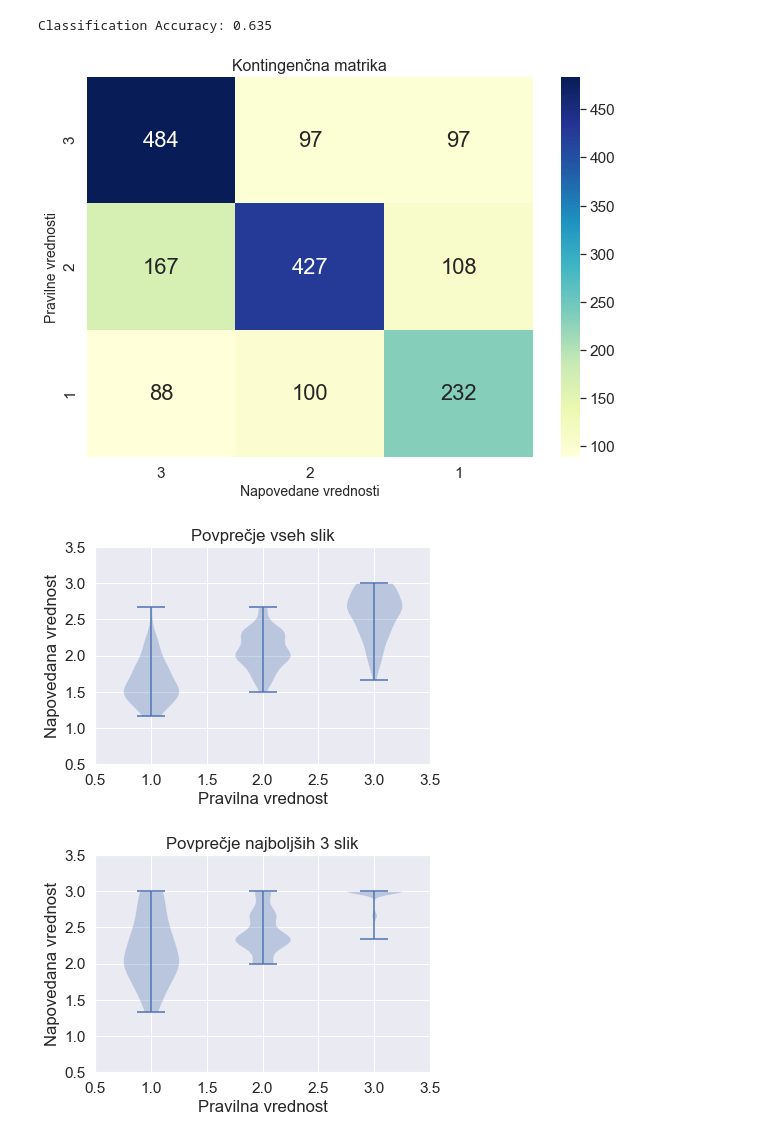
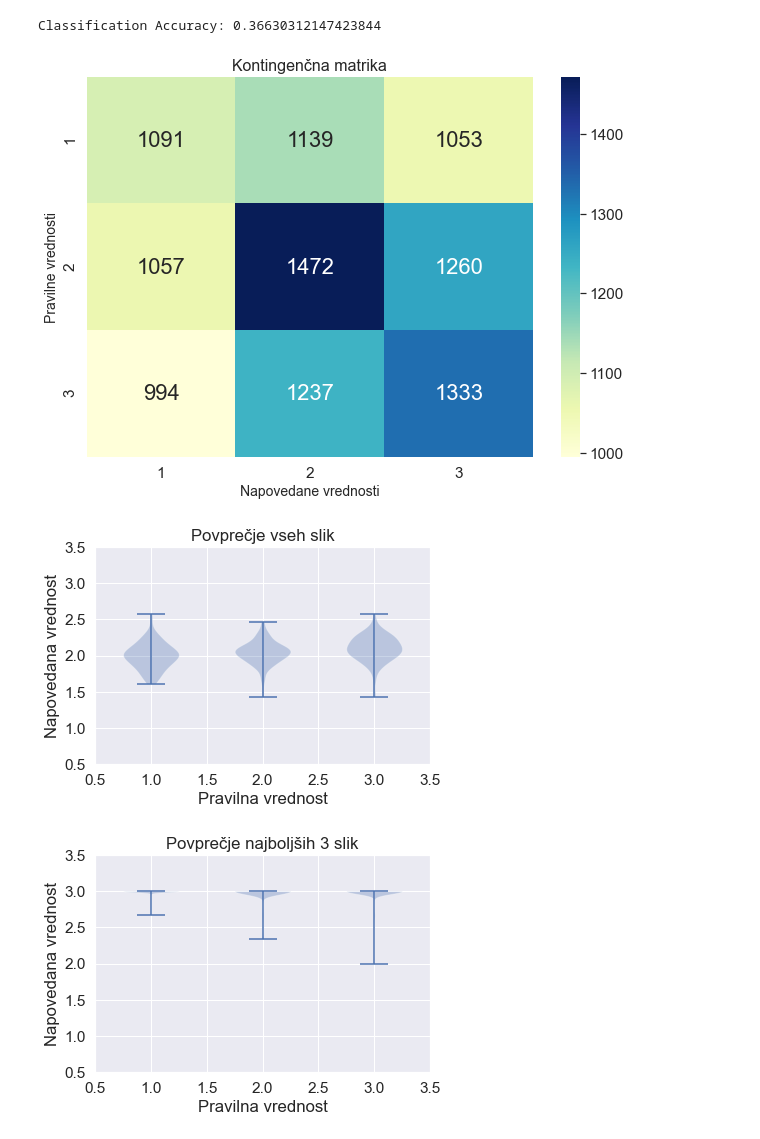
Before and after one commit to tinaavbelj/tourism-recommender-system, a Jupyter notebook: classification/jupyter/all_knn.ipynb, the cells around one changed output. Saved outputs shown, nothing was run; the diff lists cells and outputs as text; code cells hidden in the pictures.

Commit message:
Added results for classification and classification for text

```diff
--- a/classification/jupyter/all_knn.ipynb
+++ b/classification/jupyter/all_knn.ipynb
@@ -1,22 +1,22 @@
 # %%
 import os
 import sys
 parent_dir = os.path.split(os.getcwd())[0]
 if parent_dir not in sys.path:
     sys.path.append(parent_dir)
 
 from classification import Classification
 
 # Parameters
-data_directory = '../../data/experience-6-mix'
-features_path = '../../data/features-experience-6-mix'
-results_file = '../results/knn-lr'
+data_directory = '../../data/data-real-r-3'
+features_path = '../../data/features-data-real-r-3'
+results_file = '../results/all_knn.csv'
 
-classification = Classification(data_directory, features_path, algorithm='knn', feature_agglomeration=True)
+classification = Classification(data_directory, features_path, algorithm='knn', feature_agglomeration=False)
 classification.transform(results_file=results_file)
 classification.evaluate()
 # %% [output]
-Classification Accuracy: 0.635
+Classification Accuracy: 0.36630312147423844
-[figure, old version]
+[figure, new version]
-[figure, old version]
+[figure, new version]
-[figure, old version]
+[figure, new version]
```
Also changed, not shown: parts of 1 cell of this notebook, 29 other files.
